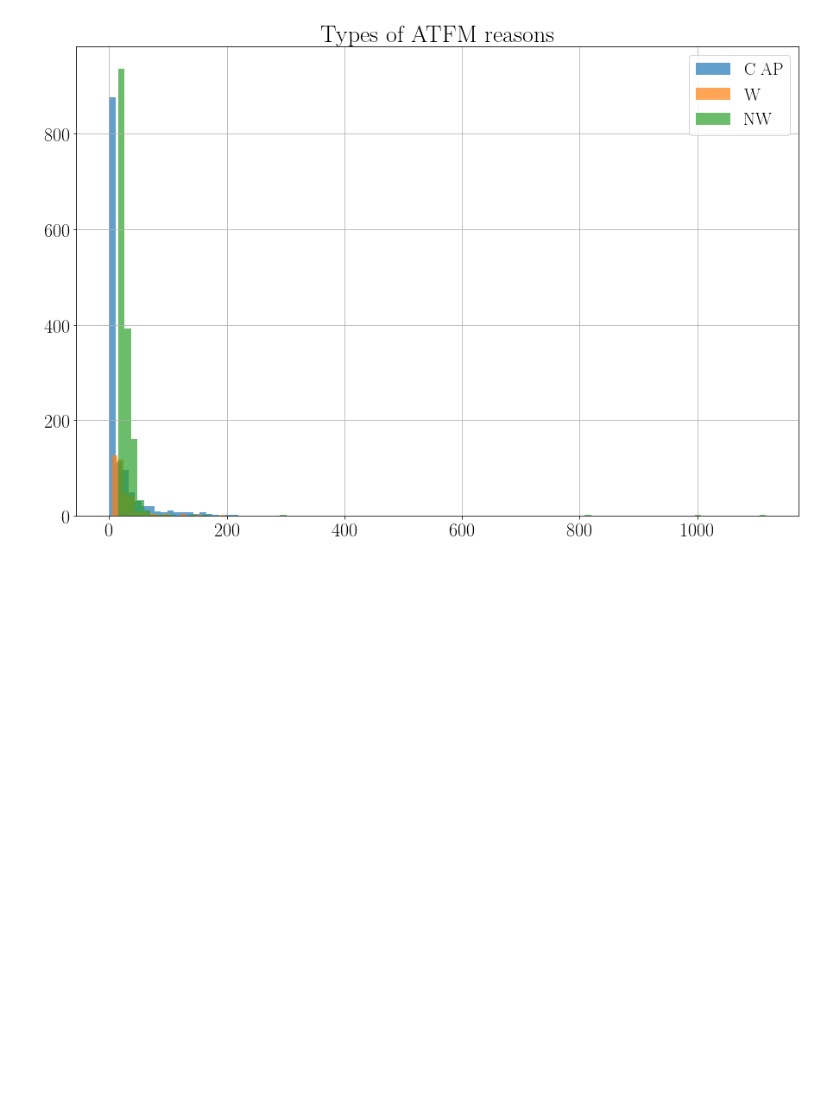
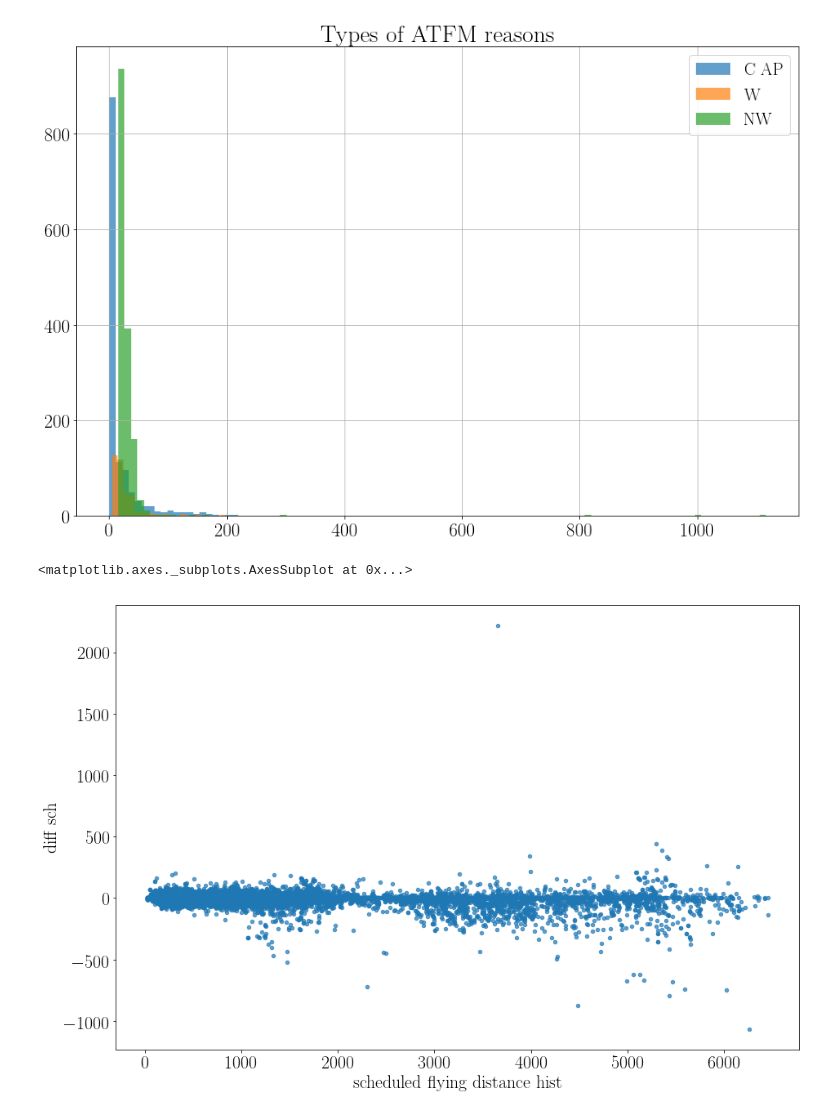
Before and after one commit to GGurtner/domino-validation, a Jupyter notebook: Validation.ipynb, the cells around one changed output. Drawn from its saved outputs; the diff is of its cells as text; code cells hidden in the pictures; blank space fills up the shorter version.

```diff
--- a/Validation.ipynb
+++ b/Validation.ipynb
@@ -360,3 +361,12 @@ ax.set_title('Types of ATFM reasons')
 # %% [output]
 Text(0.5,1,'Types of ATFM reasons')
 [figure]
+# %%
+fig, ax = subplots(figsize=(15, 10))
+go.rename(columns={col:col.replace('_', ' ') for col in go.columns}).plot(x='scheduled flying distance hist', y='diff sch', kind='scatter', ax=ax, alpha=0.7)#, label='Sim.')
+# (df_hist['scheduled_flying_distance']).hist(bins=200, ax=ax, alpha=0.7, label='Hist.')
+# ax.legend()
+# ax.set_title('Calibration flying distance')
+# %% [output]
+<matplotlib.axes._subplots.AxesSubplot at 0x...>
+[figure, added]
```
Also changed, not shown: parts of 9 cells of this notebook.
